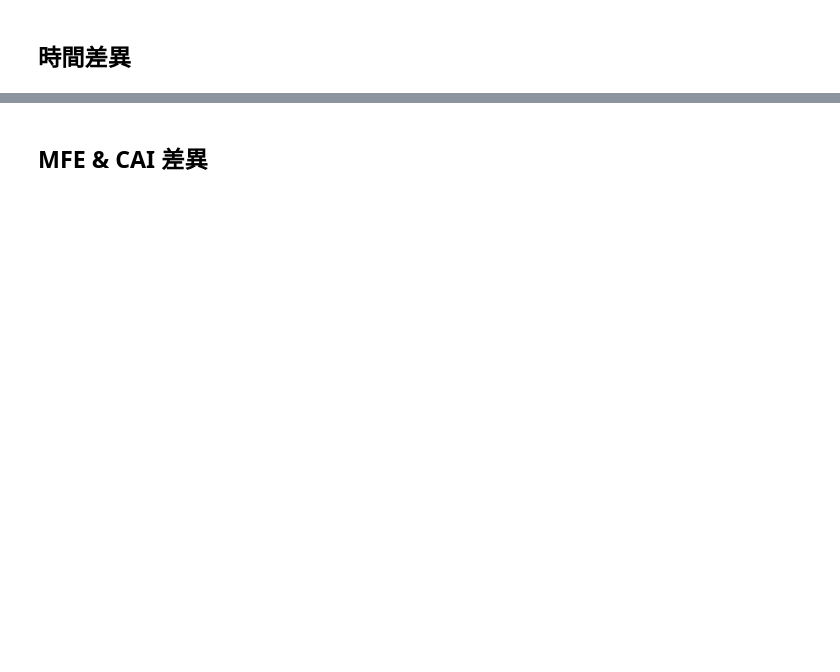
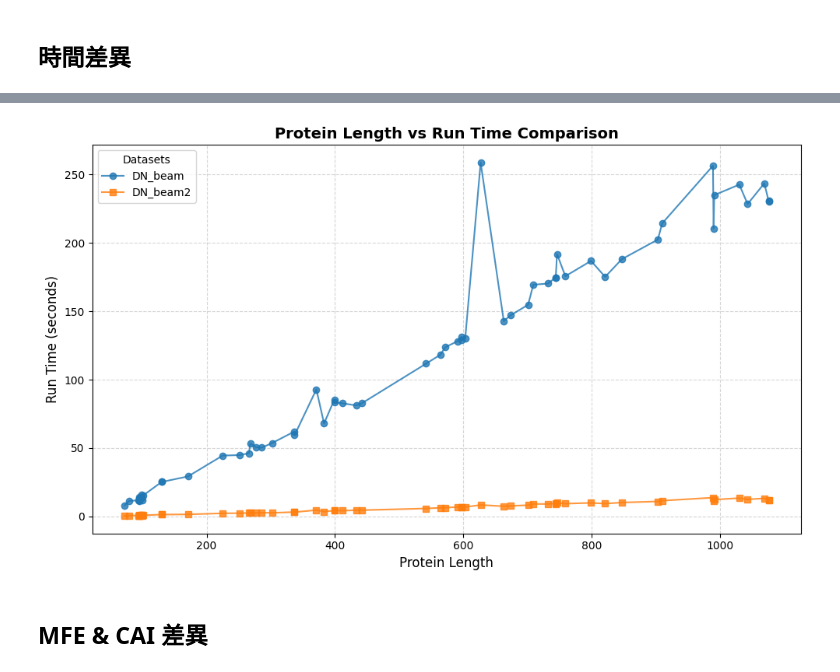
Before and after one commit to Beck049/LinearCDSfold, a Jupyter notebook: visualization/beam_speedup.ipynb, the cells around one changed output, grey strips where cells are left out. Cells and saved outputs as stored; diff of their text form; code cells hidden in the pictures; blank space fills up the shorter version.

```diff
--- a/visualization/beam_speedup.ipynb
+++ b/visualization/beam_speedup.ipynb
@@ -134,3 +137,46 @@ fig.savefig("protein_runtime_matplotlib.png", dpi=300)
+# %%
+# 1. 確保資料依 X 軸 (Protein length) 進行升序排序，避免線段交叉混亂
+df_dn_beam_sorted = df_dn_beam.sort_values(by=" Protein length")
+df_dn_beam2_sorted = df_dn_beam2.sort_values(by=" Protein length")
+df_ld_exact_sorted = df_ld_exact.sort_values(by=" Protein length")
+
+# 2. 建立圖表與軸物件
+fig, ax = plt.subplots(figsize=(10, 6))
+
+# 3. 依序繪製三條線段
+ax.plot(
+    df_dn_beam_sorted[" Protein length"],
+    df_dn_beam_sorted[" Run time"],
+    label="DN_beam",
+    marker="o",
+    linestyle="-",
+    alpha=0.8,
+)
+ax.plot(
+    df_dn_beam2_sorted[" Protein length"],
+    df_dn_beam2_sorted[" Run time"],
+    label="DN_beam2",
+    marker="s",
+    linestyle="-",
+    alpha=0.8,
+)
+
+# 4. 設定圖表標題、座標軸標籤與格線
+ax.set_title(
+    "Protein Length vs Run Time Comparison", fontsize=14, fontweight="bold"
+)
+ax.set_xlabel("Protein Length", fontsize=12)
+ax.set_ylabel("Run Time (seconds)", fontsize=12)
+ax.grid(True, linestyle="--", alpha=0.5)
+
+# 5. 顯示圖例
+ax.legend(title="Datasets", fontsize=10)
+
+# 6. 自動調整邊距並儲存圖片（Notebook 會在單元格下方自動顯示這張圖）
+fig.tight_layout()
+fig.savefig("protein_runtime_matplotlib.png", dpi=300)
+# %% [output]
+[figure, added]
 # %% [markdown]
 ## MFE & CAI 差異
 # %%
```
Also changed, not shown: parts of 11 cells of this notebook, 6 other files.
